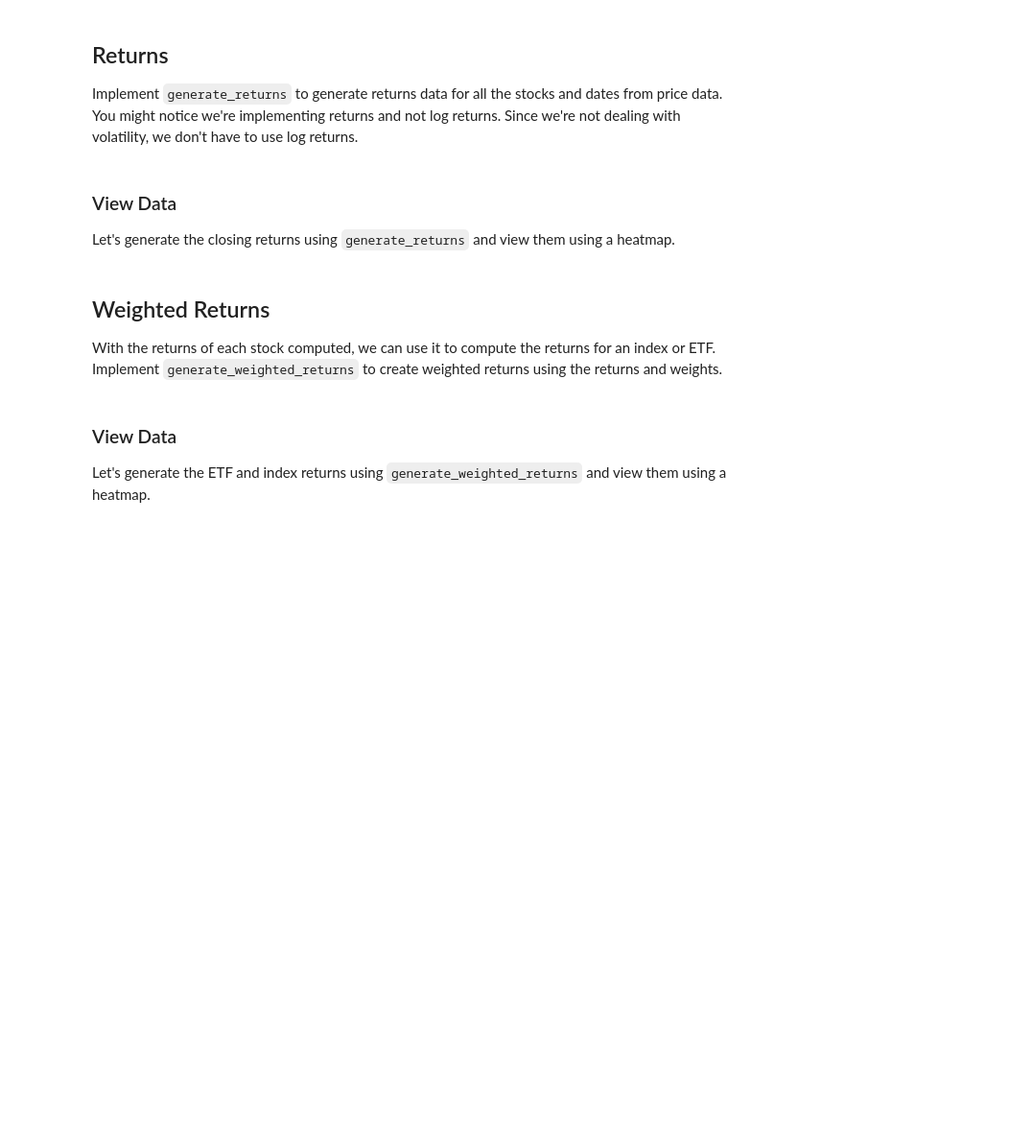
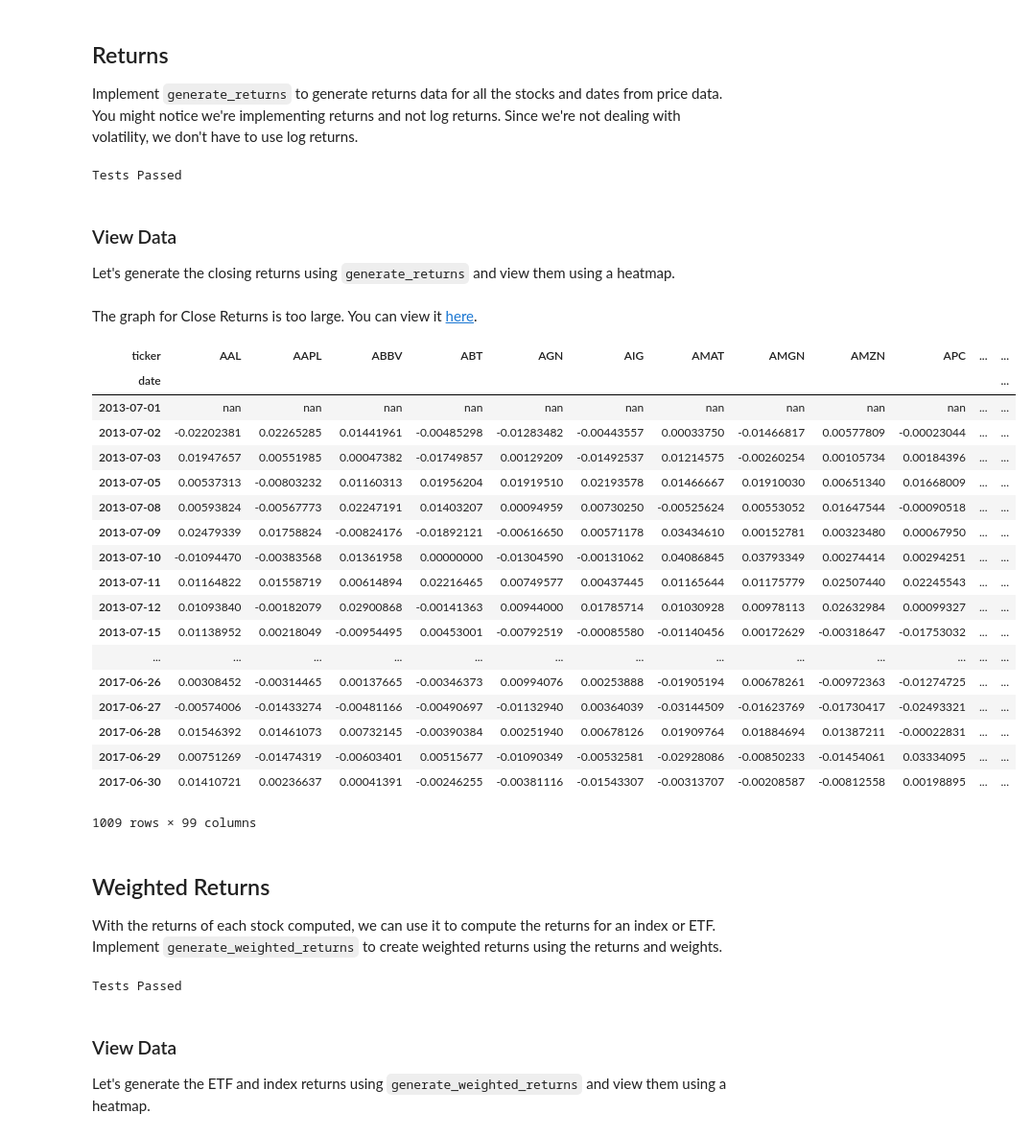
Before and after one commit to cuong-mai/simple-portfolio-optimization, a Jupyter notebook: smart_beta_and_portfolio_optimization.ipynb, the cells around one changed output. Shown at 96% size. Drawn from its saved outputs; the diff is of its cells as text; code cells hidden in the pictures; blank space fills up the shorter version.

```diff
--- a/smart_beta_and_portfolio_optimization.ipynb
+++ b/smart_beta_and_portfolio_optimization.ipynb
@@ -200,15 +296,41 @@ def generate_returns(prices):
     """
     #TODO: Implement function
 
-    return None
+    return (prices - prices.shift(1)) / prices.shift(1)
 
 project_tests.test_generate_returns(generate_returns)
+# %% [output]
+Tests Passed
 # %% [markdown]
 ### View Data
 Let's generate the closing returns using `generate_returns` and view them using a heatmap.
 # %%
 returns = generate_returns(close)
 project_helper.plot_returns(returns, 'Close Returns')
+# %% [output]
+The graph for Close Returns is too large. You can view it here.
+# %%
+returns
+# %% [output]
+| ticker | AAL | AAPL | ABBV | ABT | AGN | AIG | AMAT | AMGN | AMZN | APC | ... | ... |
+| date |  |  |  |  |  |  |  |  |  |  |  | ... |
+| 2013-07-01 | nan | nan | nan | nan | nan | nan | nan | nan | nan | nan | ... | ... |
+| 2013-07-02 | -0.02202381 | 0.02265285 | 0.01441961 | -0.00485298 | -0.01283482 | -0.00443557 | 0.00033750 | -0.01466817 | 0.00577809 | -0.00023044 | ... | ... |
+| 2013-07-03 | 0.01947657 | 0.00551985 | 0.00047382 | -0.01749857 | 0.00129209 | -0.01492537 | 0.01214575 | -0.00260254 | 0.00105734 | 0.00184396 | ... | ... |
+| 2013-07-05 | 0.00537313 | -0.00803232 | 0.01160313 | 0.01956204 | 0.01919510 | 0.02193578 | 0.01466667 | 0.01910030 | 0.00651340 | 0.01668009 | ... | ... |
+| 2013-07-08 | 0.00593824 | -0.00567773 | 0.02247191 | 0.01403207 | 0.00094959 | 0.00730250 | -0.00525624 | 0.00553052 | 0.01647544 | -0.00090518 | ... | ... |
+| 2013-07-09 | 0.02479339 | 0.01758824 | -0.00824176 | -0.01892121 | -0.00616650 | 0.00571178 | 0.03434610 | 0.00152781 | 0.00323480 | 0.00067950 | ... | ... |
+| 2013-07-10 | -0.01094470 | -0.00383568 | 0.01361958 | 0.00000000 | -0.01304590 | -0.00131062 | 0.04086845 | 0.03793349 | 0.00274414 | 0.00294251 | ... | ... |
+| 2013-07-11 | 0.01164822 | 0.01558719 | 0.00614894 | 0.02216465 | 0.00749577 | 0.00437445 | 0.01165644 | 0.01175779 | 0.02507440 | 0.02245543 | ... | ... |
+| 2013-07-12 | 0.01093840 | -0.00182079 | 0.02900868 | -0.00141363 | 0.00944000 | 0.01785714 | 0.01030928 | 0.00978113 | 0.02632984 | 0.00099327 | ... | ... |
+| 2013-07-15 | 0.01138952 | 0.00218049 | -0.00954495 | 0.00453001 | -0.00792519 | -0.00085580 | -0.01140456 | 0.00172629 | -0.00318647 | -0.01753032 | ... | ... |
+| ... | ... | ... | ... | ... | ... | ... | ... | ... | ... | ... | ... | ... |
+| 2017-06-26 | 0.00308452 | -0.00314465 | 0.00137665 | -0.00346373 | 0.00994076 | 0.00253888 | -0.01905194 | 0.00678261 | -0.00972363 | -0.01274725 | ... | ... |
+| 2017-06-27 | -0.00574006 | -0.01433274 | -0.00481166 | -0.00490697 | -0.01132940 | 0.00364039 | -0.03144509 | -0.01623769 | -0.01730417 | -0.02493321 | ... | ... |
+| 2017-06-28 | 0.01546392 | 0.01461073 | 0.00732145 | -0.00390384 | 0.00251940 | 0.00678126 | 0.01909764 | 0.01884694 | 0.01387211 | -0.00022831 | ... | ... |
+| 2017-06-29 | 0.00751269 | -0.01474319 | -0.00603401 | 0.00515677 | -0.01090349 | -0.00532581 | -0.02928086 | -0.00850233 | -0.01454061 | 0.03334095 | ... | ... |
+| 2017-06-30 | 0.01410721 | 0.00236637 | 0.00041391 | -0.00246255 | -0.00381116 | -0.01543307 | -0.00313707 | -0.00208587 | -0.00812558 | 0.00198895 | ... | ... |
+1009 rows × 99 columns
 # %% [markdown]
 ## Weighted Returns
 With the returns of each stock computed, we can use it to compute the returns for an index or ETF. Implement `generate_weighted_returns` to create weighted returns using the returns and weights.
@@ -234,9 +356,11 @@ def generate_weighted_returns(returns, weights):
 
     #TODO: Implement function
 
-    return None
+    return returns * weights
 
 project_tests.test_generate_weighted_returns(generate_weighted_returns)
+# %% [output]
+Tests Passed
 # %% [markdown]
 ### View Data
 Let's generate the ETF and index returns using `generate_weighted_returns` and view them using a heatmap.
```
Also changed, not shown: parts of 13 cells of this notebook.
